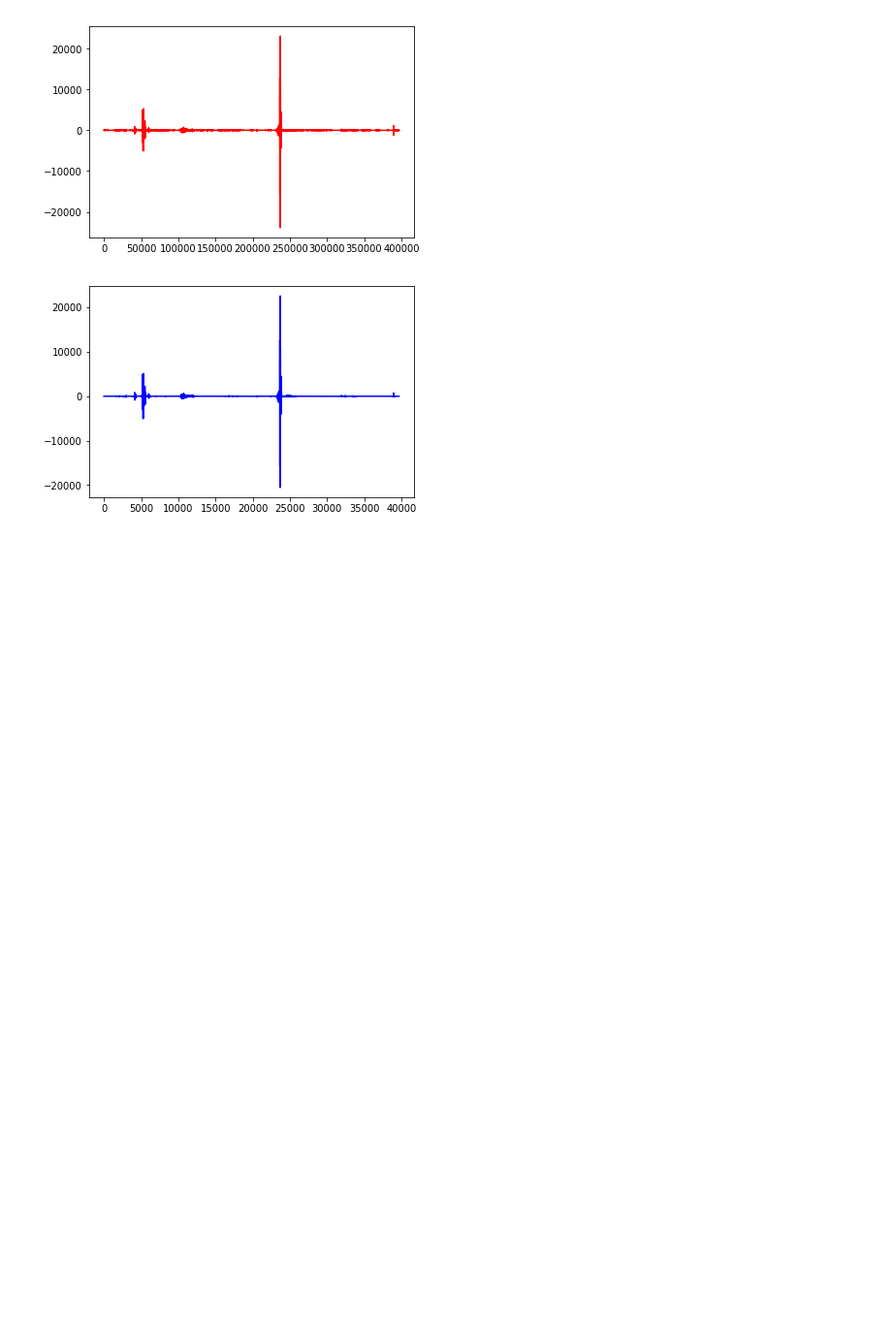
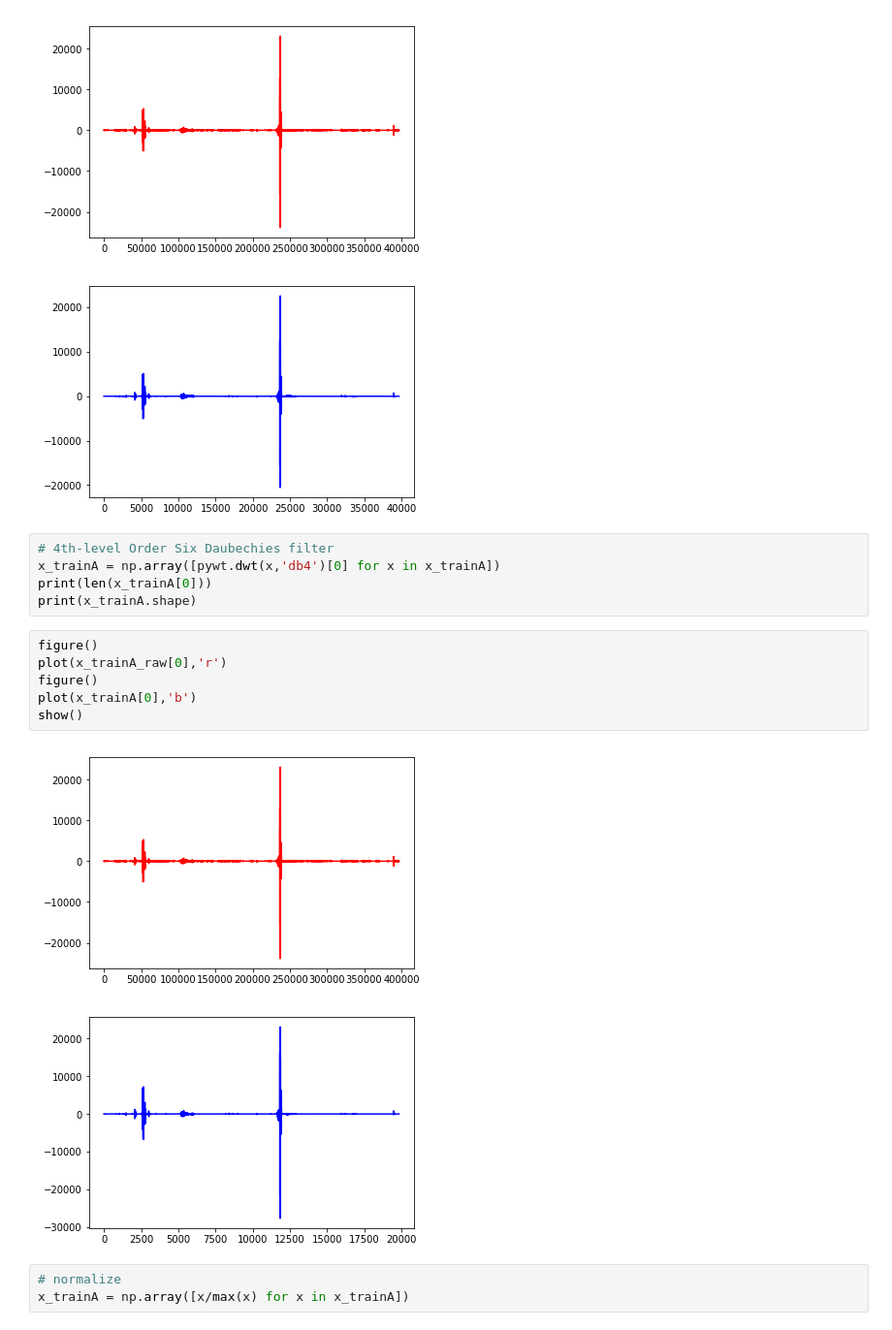
Before and after one commit to lindawangg/Classifying-Heartbeats, a Jupyter notebook: preprocessing.ipynb, the cells around one changed output. Shown: that part at 97% size. Saved outputs shown, nothing was run; the diff lists cells and outputs as text; blank space fills up the shorter version.

Commit message:
db4 and normalize

```diff
--- a/preprocessing.ipynb
+++ b/preprocessing.ipynb
@@ -149,3 +149,20 @@ show()
 # %% [output]
 [figure]
 [figure]
+# %%
+# 4th-level Order Six Daubechies filter
+x_trainA = np.array([pywt.dwt(x,'db4')[0] for x in x_trainA])
+print(len(x_trainA[0]))
+print(x_trainA.shape)
+# %%
+figure()
+plot(x_trainA_raw[0],'r')
+figure()
+plot(x_trainA[0],'b')
+show()
+# %% [output]
+[figure, added]
+[figure, added]
+# %%
+# normalize
+x_trainA = np.array([x/max(x) for x in x_trainA])
```
